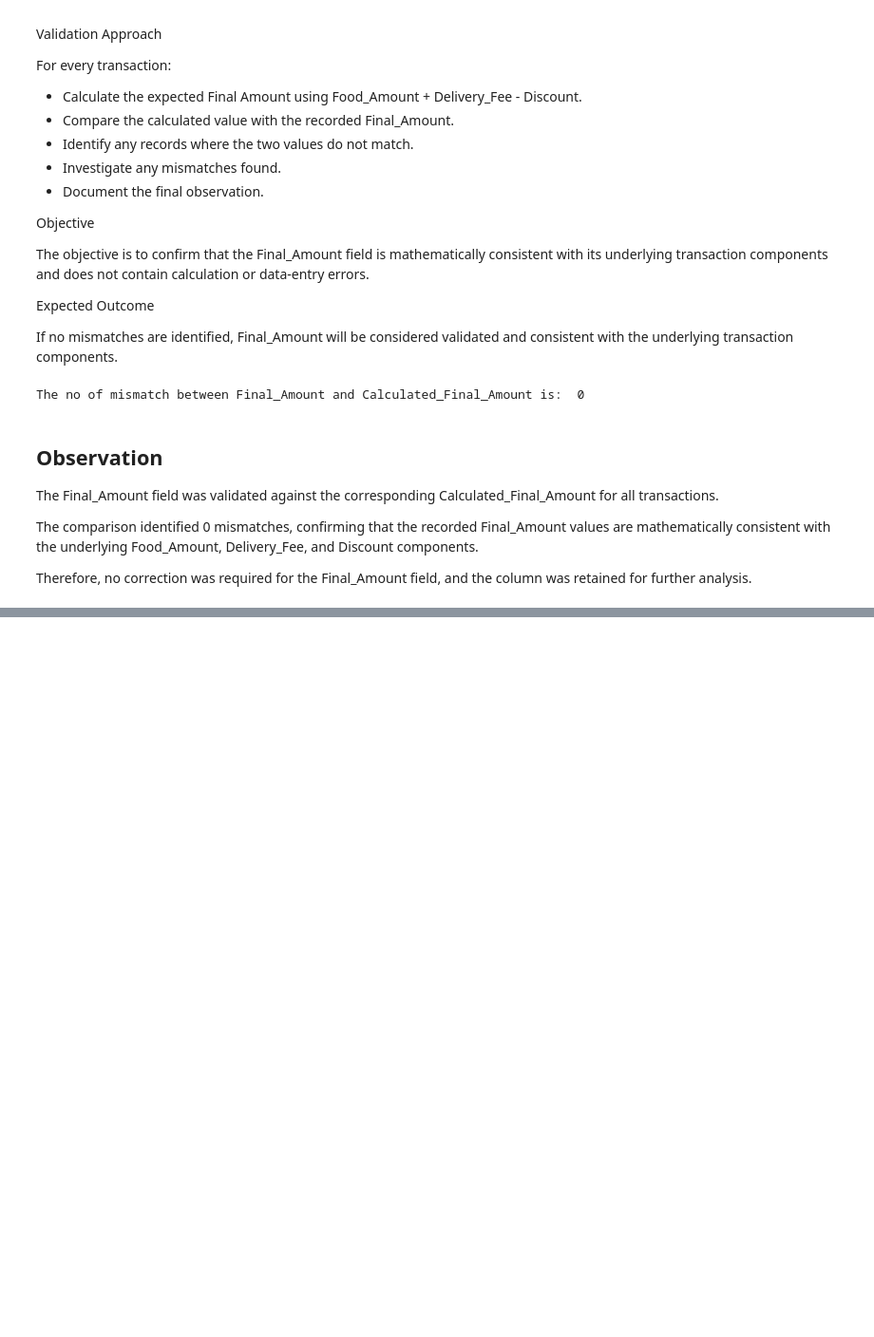
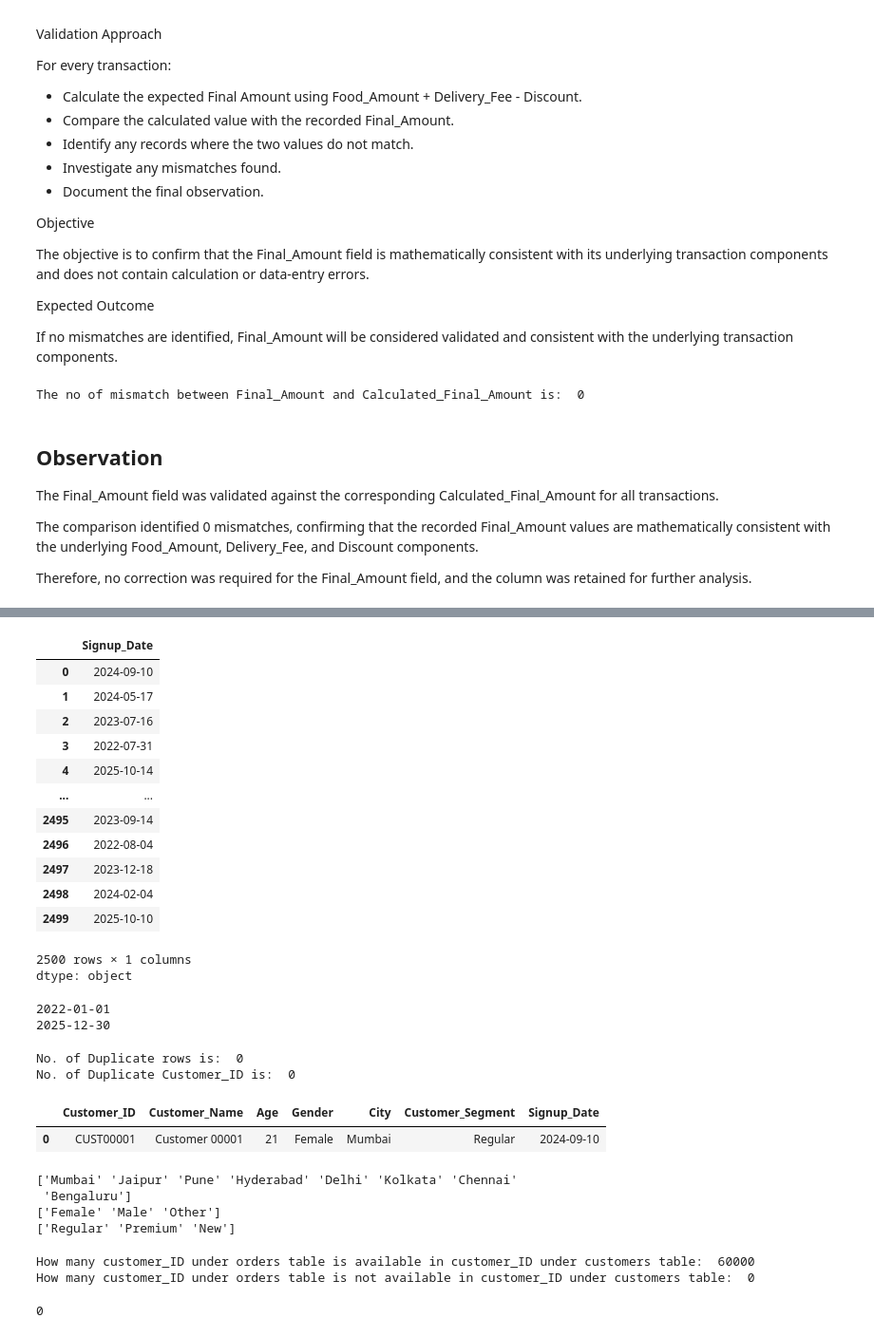
Before and after one commit to saradlakandri/Food-Delivery-Operations-Customer-Analytics, a Jupyter notebook: Python/Food_Delivery_Operations_Customer_Analytics.ipynb, the cells around one changed output, grey strips where cells are left out. Shown at 95% size. Drawn from its saved outputs; the diff is of its cells as text; code cells hidden in the pictures; blank space fills up the shorter version.

```diff
--- a/Python/Food_Delivery_Operations_Customer_Analytics.ipynb
+++ b/Python/Food_Delivery_Operations_Customer_Analytics.ipynb
@@ -839,0 +935,69 @@ Therefore, no correction was required for the Final_Amount field, and the column
+# %%
+## Inspecting the Signup_Date column to verify the stored date values
+
+customers['Signup_Date']
+# %% [output]
+|  | Signup_Date |
+| 0 | 2024-09-10 |
+| 1 | 2024-05-17 |
+| 2 | 2023-07-16 |
+| 3 | 2022-07-31 |
+| 4 | 2025-10-14 |
+| ... | ... |
+| 2495 | 2023-09-14 |
+| 2496 | 2022-08-04 |
+| 2497 | 2023-12-18 |
+| 2498 | 2024-02-04 |
+| 2499 | 2025-10-10 |
+2500 rows × 1 columns
+dtype: object
+# %%
+## Checking the minimum and maximum Signup_Date to identify any unusual or invalid dates
+
+print(customers['Signup_Date'].min())
+print(customers['Signup_Date'].max())
+# %% [output]
+2022-01-01
+2025-12-30
+# %%
+## Checking for completely duplicated records and duplicate Customer_ID values
+
+print('No. of Duplicate rows is: ' , customers.duplicated().sum())
+print('No. of Duplicate Customer_ID is: ' , customers['Customer_ID'].duplicated().sum())
+# %% [output]
+No. of Duplicate rows is:  0
+No. of Duplicate Customer_ID is:  0
+# %%
+## Inspecting a sample record to verify the Customers table structure and field values
+
+customers.head(1)
+# %% [output]
+|  | Customer_ID | Customer_Name | Age | Gender | City | Customer_Segment | Signup_Date |
+| 0 | CUST00001 | Customer 00001 | 21 | Female | Mumbai | Regular | 2024-09-10 |
+# %%
+## Checking unique values in categorical columns to identify invalid or inconsistent values
+
+print(customers['City'].unique())
+print(customers['Gender'].unique())
+print(customers['Customer_Segment'].unique())
+# %% [output]
+['Mumbai' 'Jaipur' 'Pune' 'Hyderabad' 'Delhi' 'Kolkata' 'Chennai'
+ 'Bengaluru']
+['Female' 'Male' 'Other']
+['Regular' 'Premium' 'New']
+# %%
+## Validating that every Customer_ID in the Orders table has a corresponding record in the Customers table
+
+print('How many customer_ID under orders table is available in customer_ID under customers table: ', orders['Customer_ID'].isin(customers['Customer_ID']).sum())
+
+print('How many customer_ID under orders table is not available in customer_ID under customers table: ', (~orders['Customer_ID'].isin(customers['Customer_ID'])).sum())
+# %% [output]
+How many customer_ID under orders table is available in customer_ID under customers table:  60000
+How many customer_ID under orders table is not available in customer_ID under customers table:  0
+# %%
+## Validating the one-to-one relationship between Customer_ID and Customer_Name
+
+customer_name_check = customers.groupby('Customer_ID')['Customer_Name'].nunique()
+print(customer_name_check[customer_name_check > 1].count())
+# %% [output]
+0
```
Also changed, not shown: parts of 43 cells of this notebook.
